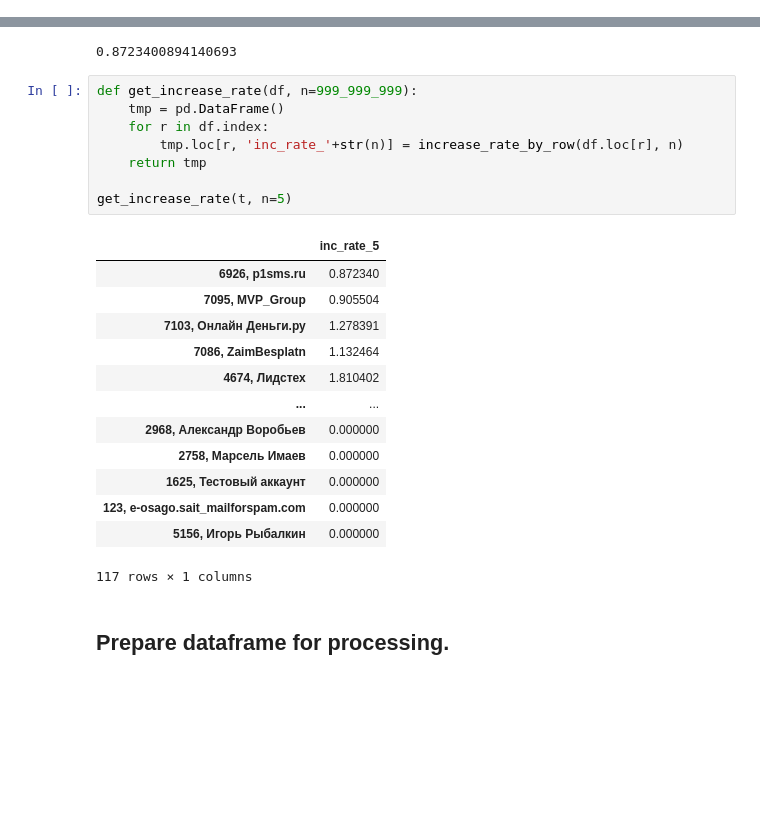
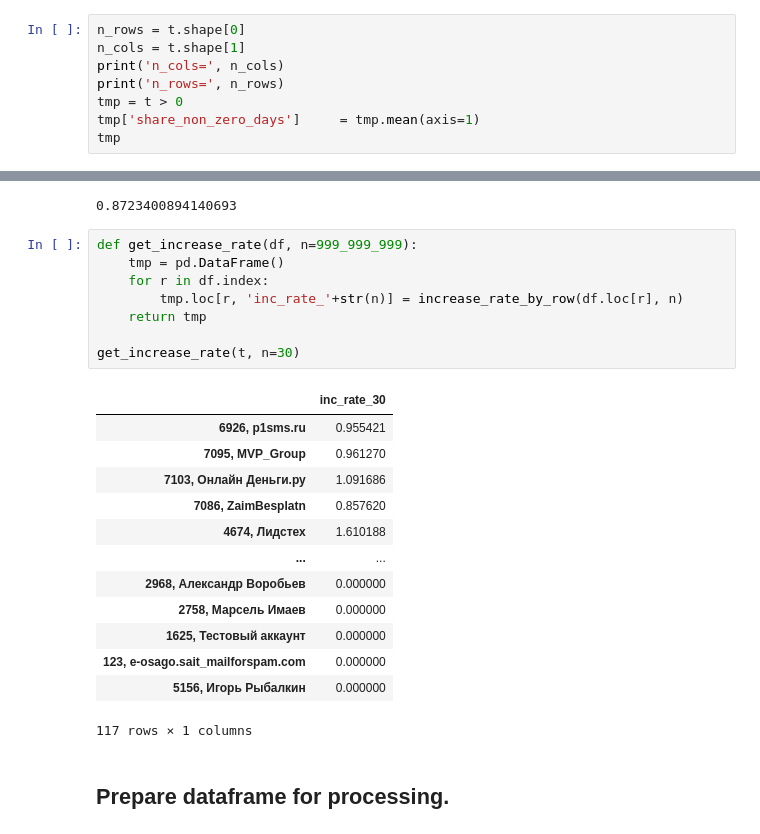
Before and after one commit to antisingle/s-alerts, a Jupyter notebook: alerts.ipynb, the cells around one changed output, grey strips where cells are left out. Cells and saved outputs as stored; diff of their text form; blank space fills up the shorter version.

```diff
--- a/alerts.ipynb
+++ b/alerts.ipynb
@@ -297,3 +269,11 @@ partner
 Name: is_zero_yesterday, Length: 117, dtype: bool
 # %% [markdown]
 ### share + numbers_of_days_buying_before_yesterday
+# %%
+n_rows = t.shape[0]
+n_cols = t.shape[1]
+print('n_cols=', n_cols)
+print('n_rows=', n_rows)
+tmp = t > 0
+tmp['share_non_zero_days']     = tmp.mean(axis=1)
+tmp
@@ -380,18 +384,18 @@ increase_rate_by_row(t.iloc[0], 5)
 # %%
 def get_increase_rate(df, n=999_999_999):
     tmp = pd.DataFrame()
     for r in df.index:
         tmp.loc[r, 'inc_rate_'+str(n)] = increase_rate_by_row(df.loc[r], n)
     return tmp
 
-get_increase_rate(t, n=5)
+get_increase_rate(t, n=30)
 # %% [output]
-|  | inc_rate_5 |
-| 6926, p1sms.ru | 0.872340 |
-| 7095, MVP_Group | 0.905504 |
-| 7103, Онлайн Деньги.ру | 1.278391 |
-| 7086, ZaimBesplatn | 1.132464 |
-| 4674, Лидстех | 1.810402 |
+|  | inc_rate_30 |
+| 6926, p1sms.ru | 0.955421 |
+| 7095, MVP_Group | 0.961270 |
+| 7103, Онлайн Деньги.ру | 1.091686 |
+| 7086, ZaimBesplatn | 0.857620 |
+| 4674, Лидстех | 1.610188 |
 | ... | ... |
 | 2968, Александр Воробьев | 0.000000 |
 | 2758, Марсель Имаев | 0.000000 |
```
Also changed, not shown: parts of 23 cells of this notebook.
